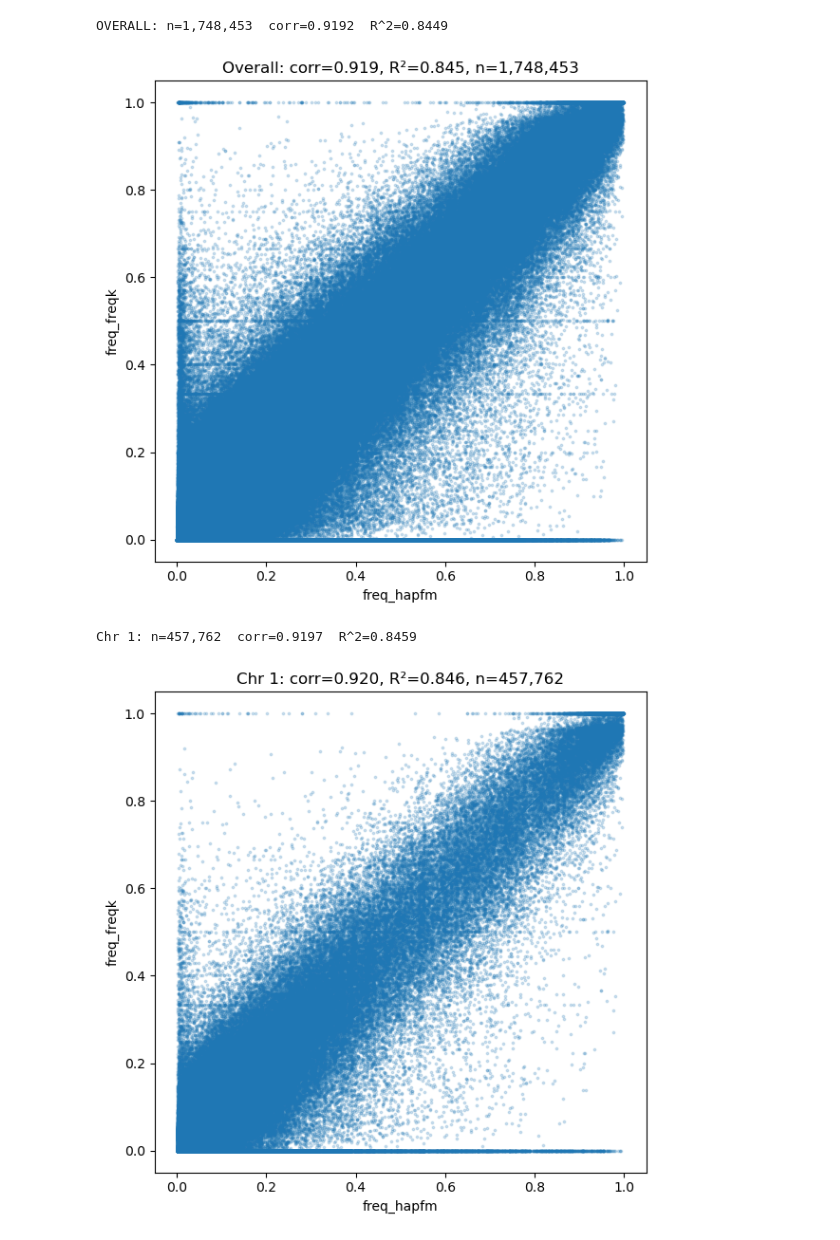
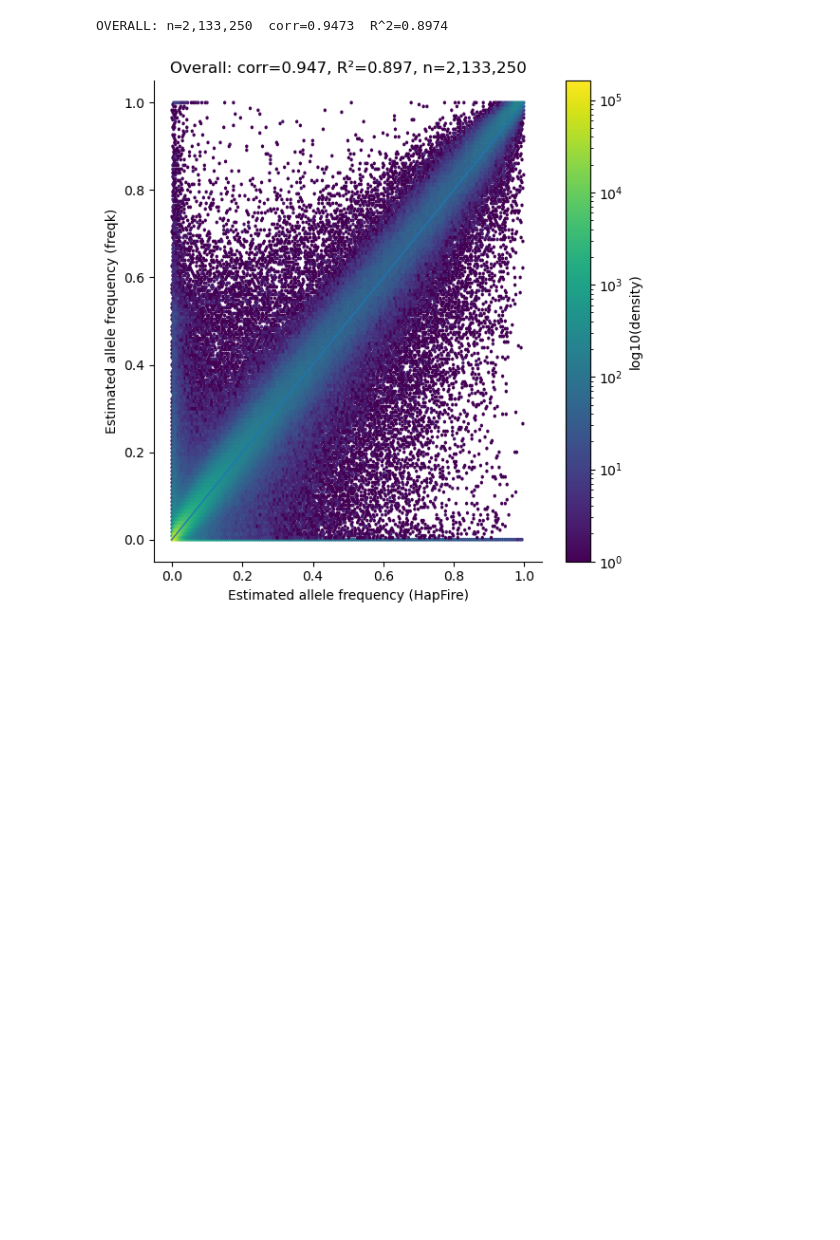
Before and after one commit to Tatianabellagio/pang, a Jupyter notebook: test_freqk/seedmix/benchmark.ipynb, the cells around one changed output. Drawn from its saved outputs; the diff is of its cells as text; code cells hidden in the pictures; blank space fills up the shorter version.

Commit message:
explorign af estimation with freqk

```diff
--- a/test_freqk/seedmix/benchmark.ipynb
+++ b/test_freqk/seedmix/benchmark.ipynb
@@ -12,6 +4,8 @@ please provide us feedback at https://github.com/pandas-dev/pandas/issues/54466
 hapfm = pd.read_csv('../../grenenet_reads/average_seedmix_p0.txt',sep = '\t', header=None)
 # %%
 hapfm.columns = ['chrom', 'pos', 'freq_hapfm']
+# %%
+K = "k21"
 # %%
 import pandas as pd
 from pathlib import Path
@@ -76,3 +61,17 @@ out
+# %%
+long['alt_freq'] = long['alt_freq'].astype(float)
+
+# mean alt freq across samples per position
+mean_alt = (
+    long.groupby(["chrom", "pos"], as_index=False)
+        .agg(
+            alt_freq_mean=("alt_freq", "mean"),
+            alt_freq_sd=("alt_freq", "std")
+        )
+)
+
+
+mean_alt['chrom'] = mean_alt['chrom'].astype(int)
 # %%
-final = hapfm.merge(freqk, on =['chrom', 'pos'])
+final = hapfm.merge(mean_alt, on =['chrom', 'pos'])
 # %%
@@ -94,54 +79,52 @@ final
 # %%
 import numpy as np
 import pandas as pd
 import matplotlib.pyplot as plt
 
 df = final.copy()
 df["chrom"] = df["chrom"].astype(str)
-xcol, ycol = "freq_hapfm", "freq_freqk"
+xcol, ycol = "freq_hapfm", "alt_freq_mean"
 df[xcol] = pd.to_numeric(df[xcol], errors="coerce")
 df[ycol] = pd.to_numeric(df[ycol], errors="coerce")
 df = df.dropna(subset=[xcol, ycol])
 
 def corr_r2(x, y):
     x = np.asarray(x); y = np.asarray(y)
     if len(x) < 2:
         return np.nan, np.nan
     r = np.corrcoef(x, y)[0, 1]
     return r, r**2
 
-# ---- overall ----
 r_all, r2_all = corr_r2(df[xcol], df[ycol])
 print(f"OVERALL: n={len(df):,}  corr={r_all:.4f}  R^2={r2_all:.4f}")
 
-plt.figure(figsize=(6, 6))
-plt.scatter(df[xcol], df[ycol], s=3, alpha=0.2)
-plt.plot([0, 1], [0, 1], linewidth=1)
-plt.xlabel(xcol)
-plt.ylabel(ycol)
-plt.title(f"Overall: corr={r_all:.3f}, R²={r2_all:.3f}, n={len(df):,}")
+fig, ax = plt.subplots(figsize=(6, 6))
+
+hb = ax.hexbin(
+    df[xcol], df[ycol],
+    gridsize=200,          # tweak: higher -> finer
+    mincnt=1,
+    bins="log",             # log-density coloring
+    cmap="viridis"
+)
+
+ax.plot([0, 1], [0, 1], linewidth=1)
+
+ax.set_xlabel("Estimated allele frequency (HapFire)")
+ax.set_ylabel("Estimated allele frequency (freqk)")
+ax.set_title(f"Overall: corr={r_all:.3f}, R²={r2_all:.3f}, n={len(df):,}")
+
+# remove top/right spines
+ax.spines["top"].set_visible(False)
+ax.spines["right"].set_visible(False)
+
+# optional colorbar (comment out if you don't want it)
+cb = fig.colorbar(hb, ax=ax)
+cb.set_label("log10(density)")
+
 plt.tight_layout()
+plt.savefig(f'benchmark_freqk_seedmix_{K}.png')
 plt.show()
-
-# ---- per chromosome ----
-# sort chroms nicely if they are numeric
-chroms = sorted(df["chrom"].unique(), key=lambda c: int(c) if c.isdigit() else c)
-
-for c in chroms:
-    g = df[df["chrom"] == c]
-    r, r2 = corr_r2(g[xcol], g[ycol])
-    print(f"Chr {c}: n={len(g):,}  corr={r:.4f}  R^2={r2:.4f}")
-
-    plt.figure(figsize=(6, 6))
-    plt.scatter(g[xcol], g[ycol], s=3, alpha=0.2)
-    plt.plot([0, 1], [0, 1], linewidth=1)
-    plt.xlabel(xcol)
-    plt.ylabel(ycol)
-    plt.title(f"Chr {c}: corr={r:.3f}, R²={r2:.3f}, n={len(g):,}")
-    plt.tight_layout()
-    plt.show()
 # %% [output]
-OVERALL: n=1,748,453  corr=0.9192  R^2=0.8449
+OVERALL: n=2,133,250  corr=0.9473  R^2=0.8974
-[figure, old version]
+[figure, new version]
-Chr 1: n=457,762  corr=0.9197  R^2=0.8459
-[figure, removed]
```
Also changed, not shown: parts of 7 cells of this notebook, 31 other files.
